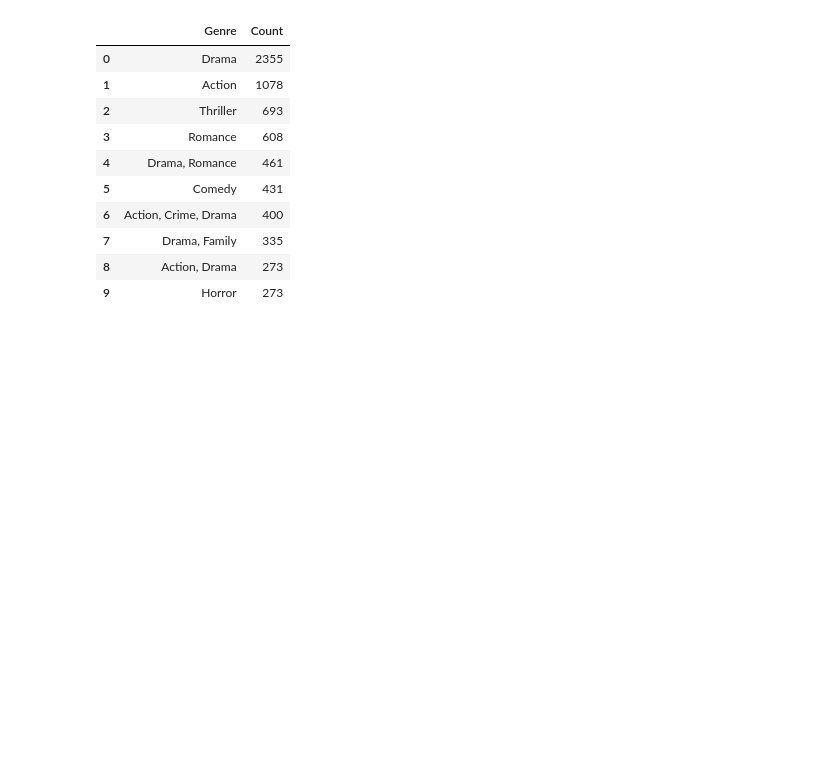
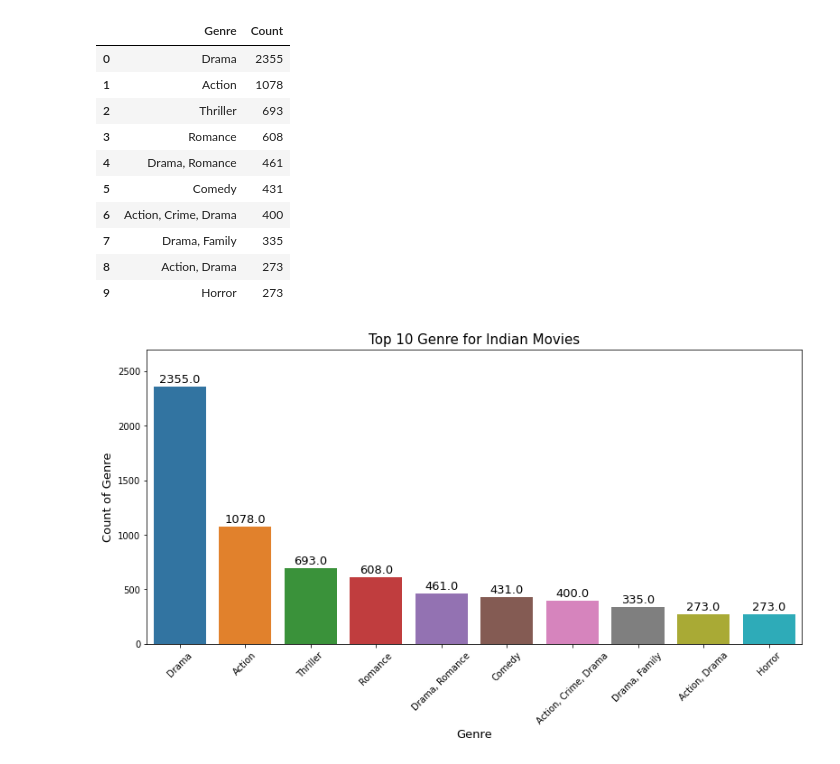
Before and after one commit to praffs18/EDA-on-All-Indian-movies-IMDb-data, a Jupyter notebook: EDA_on_All_Indian_movies_IMDb_data.ipynb, the cells around one changed output. Saved outputs shown, nothing was run; the diff lists cells and outputs as text; code cells hidden in the pictures; blank space fills up the shorter version.

```diff
--- a/EDA_on_All_Indian_movies_IMDb_data.ipynb
+++ b/EDA_on_All_Indian_movies_IMDb_data.ipynb
@@ -378,10 +378,10 @@ plt.show()
 [figure]
 # %%
 # Top 10 Genre for indian movies
-Genre = pd.DataFrame(data_2[['Genre']].value_counts())
+Genre = pd.DataFrame(data_2[['Genre']].value_counts()).head(10)
 Genre.reset_index(level = ['Genre'],inplace = True)
 Genre.rename(columns = {0:'Count'},inplace = True)
-Genre.head(10)
+Genre
 # %% [output]
 |  | Genre | Count |
 | 0 | Drama | 2355 |
@@ -394,3 +394,21 @@ Genre.head(10)
 | 7 | Drama, Family | 335 |
 | 8 | Action, Drama | 273 |
 | 9 | Horror | 273 |
+# %%
+# Plot for top 10 Genre for Indian Movies
+plt.figure(figsize = (13,6))
+plots = sns.barplot(x = 'Genre', y = 'Count', data = Genre)
+for bar in plots.patches:
+  plots.annotate(format(bar.get_height()),
+                   (bar.get_x() + bar.get_width() / 2,
+                    bar.get_height()), ha='center', va='center',
+                   size=13, xytext=(0, 8),
+                   textcoords='offset points')
+plt.title("Top 10 Genre for Indian Movies", fontsize = 15)
+plt.xlabel("Genre", fontsize = 13)
+plt.ylabel("Count of Genre", fontsize = 13)
+plt.xticks(rotation = 45)
+plt.ylim(0,2700)
+plt.show()
+# %% [output]
+[figure, added]
```
Also changed, not shown: parts of 6 cells of this notebook.
